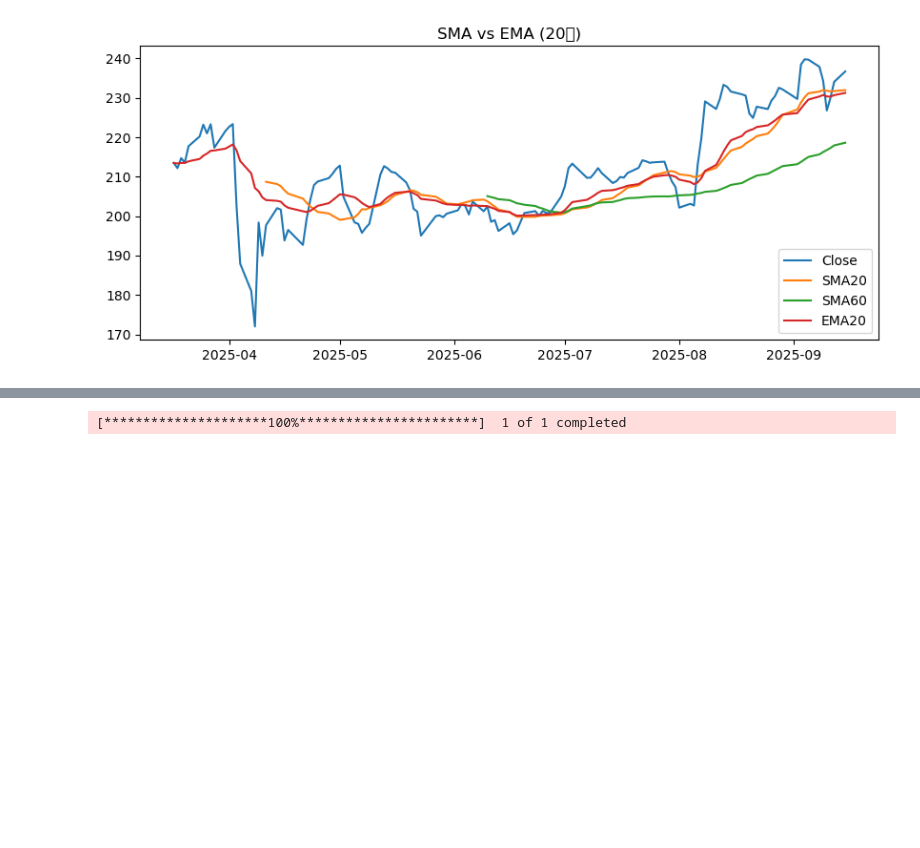
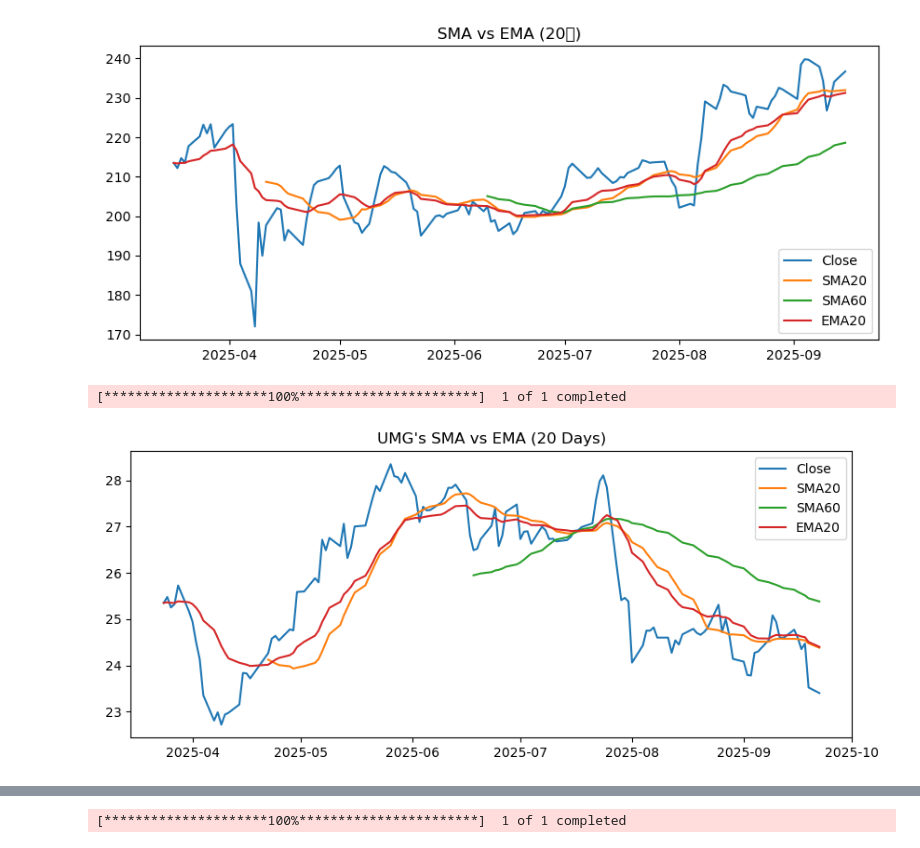
Before and after one commit to ejung2017/pandaspractice, a Jupyter notebook: lesson_0916.ipynb, the cells around one changed output, grey strips where cells are left out. Saved outputs shown, nothing was run; the diff lists cells and outputs as text; code cells hidden in the pictures; blank space fills up the shorter version.

```diff
--- a/lesson_0916.ipynb
+++ b/lesson_0916.ipynb
@@ -52,6 +52,29 @@ plt.show()
 # %% [output]
 [*********************100%***********************]  1 of 1 completed
 [figure]
+# %%
+import yfinance as yf
+import matplotlib.pyplot as plt
+
+# 데이터 가져오기
+df = yf.download("UMG.AS", period="6mo", auto_adjust=True)
+
+# SMA & EMA 계산
+df["SMA20"] = df["Close"].rolling(window=20).mean()
+df["SMA60"] = df["Close"].rolling(window=60).mean()
+df["EMA20"] = df["Close"].ewm(span=20, adjust=False).mean()
+
+# 시각화
+plt.figure(figsize=(10,4))
+plt.plot(df.index, df["Close"], label="Close")
+plt.plot(df.index, df["SMA20"], label="SMA20")
+plt.plot(df.index, df["SMA60"], label="SMA60")
+plt.plot(df.index, df["EMA20"], label="EMA20")
+plt.legend(); plt.title("UMG's SMA vs EMA (20 Days)")
+plt.show()
+# %% [output]
+[*********************100%***********************]  1 of 1 completed
+[figure, added]
 # %%
 import yfinance as yf
 import matplotlib.pyplot as plt
```
Also changed, not shown: parts of 3 cells of this notebook.
